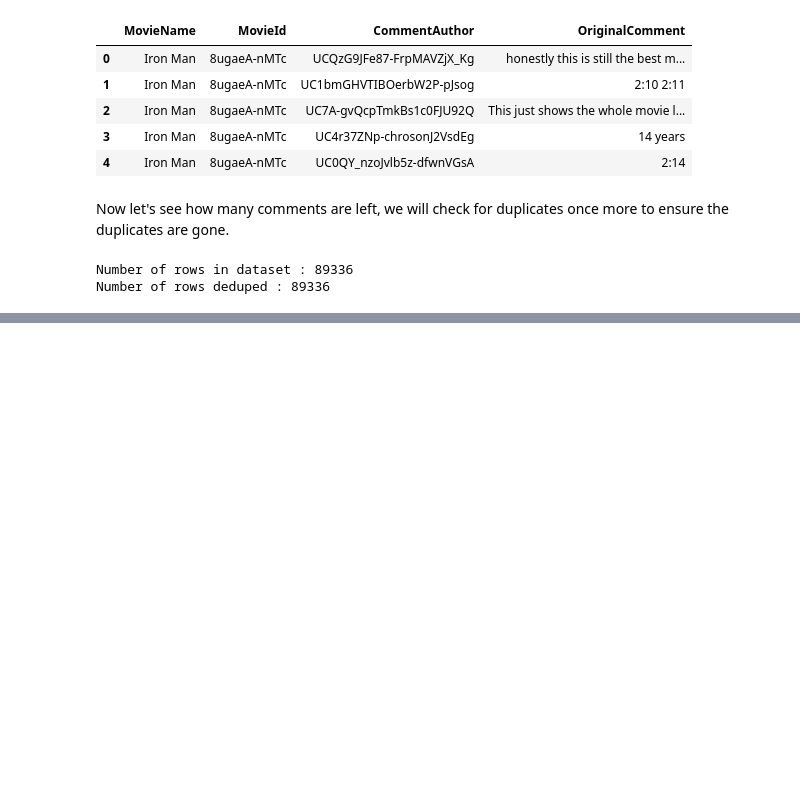
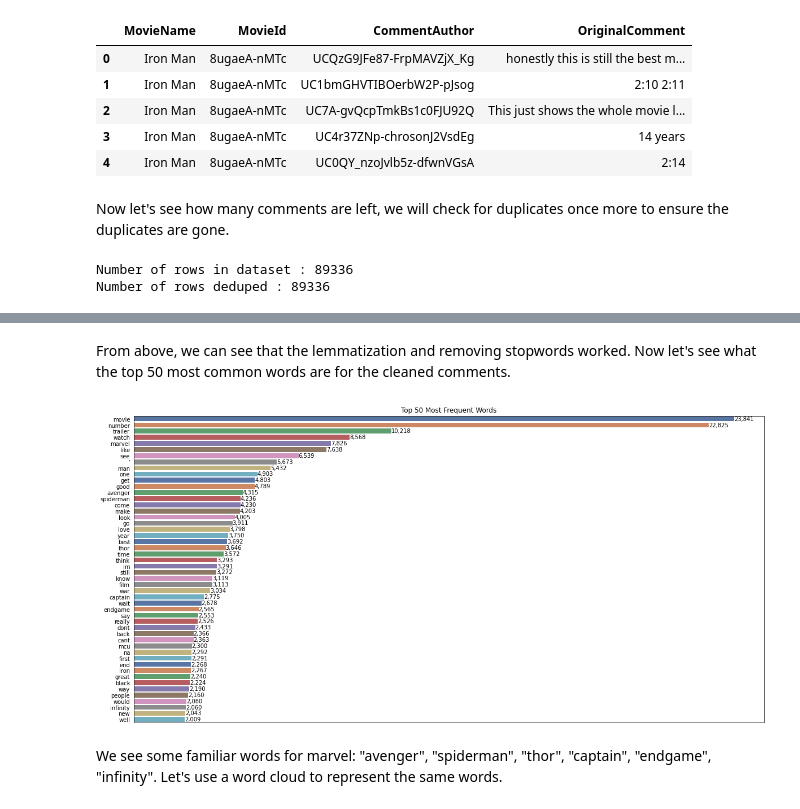
Before and after one commit to knolasco/Intro_to_NLP, a Jupyter notebook: Marvel_Ratings/marvel_ratings.ipynb, the cells around one changed output, grey strips where cells are left out. Saved outputs shown, nothing was run; the diff lists cells and outputs as text; code cells hidden in the pictures; blank space fills up the shorter version.

```diff
--- a/Marvel_Ratings/marvel_ratings.ipynb
+++ b/Marvel_Ratings/marvel_ratings.ipynb
@@ -109,0 +223,5 @@ On average, the movies in the dataset contain 3,436 comments
+# %%
+# lemmatize and remove stop words
+comment_cleaner = CommentCleaner()
+df_comments['comment_cleaned'] = df_comments['OriginalComment'].apply(comment_cleaner.clean_comments, args = ([True]))
+df_comments['comment_lemmatized_only'] = df_comments['OriginalComment'].apply(comment_cleaner.clean_comments)
@@ -109,0 +246,18 @@ On average, the movies in the dataset contain 3,436 comments
+# %% [markdown]
+From above, we can see that the lemmatization and removing stopwords worked. Now let's see what the top 50 most common words are for the cleaned comments.
+# %%
+# compile list of words and counts for top 50 most frequent words
+words_and_counts = Counter(' '.join(df_comments['comment_cleaned']).lower().split()).most_common(50)
+words = [word for word, _ in words_and_counts]
+counts = [count for _, count in words_and_counts]
+
+fig, axs = create_plots()
+
+g = sns.barplot(x = counts, y = words, palette = 'deep')
+
+clean_plot(fig, axs, g, title = 'Top 50 Most Frequent Words')
+plt.show()
+# %% [output]
+[figure, added]
+# %% [markdown]
+We see some familiar words for marvel: "avenger", "spiderman", "thor", "captain", "endgame", "infinity". Let's use a word cloud to represent the same words.
```
Also changed, not shown: parts of 16 cells of this notebook.
